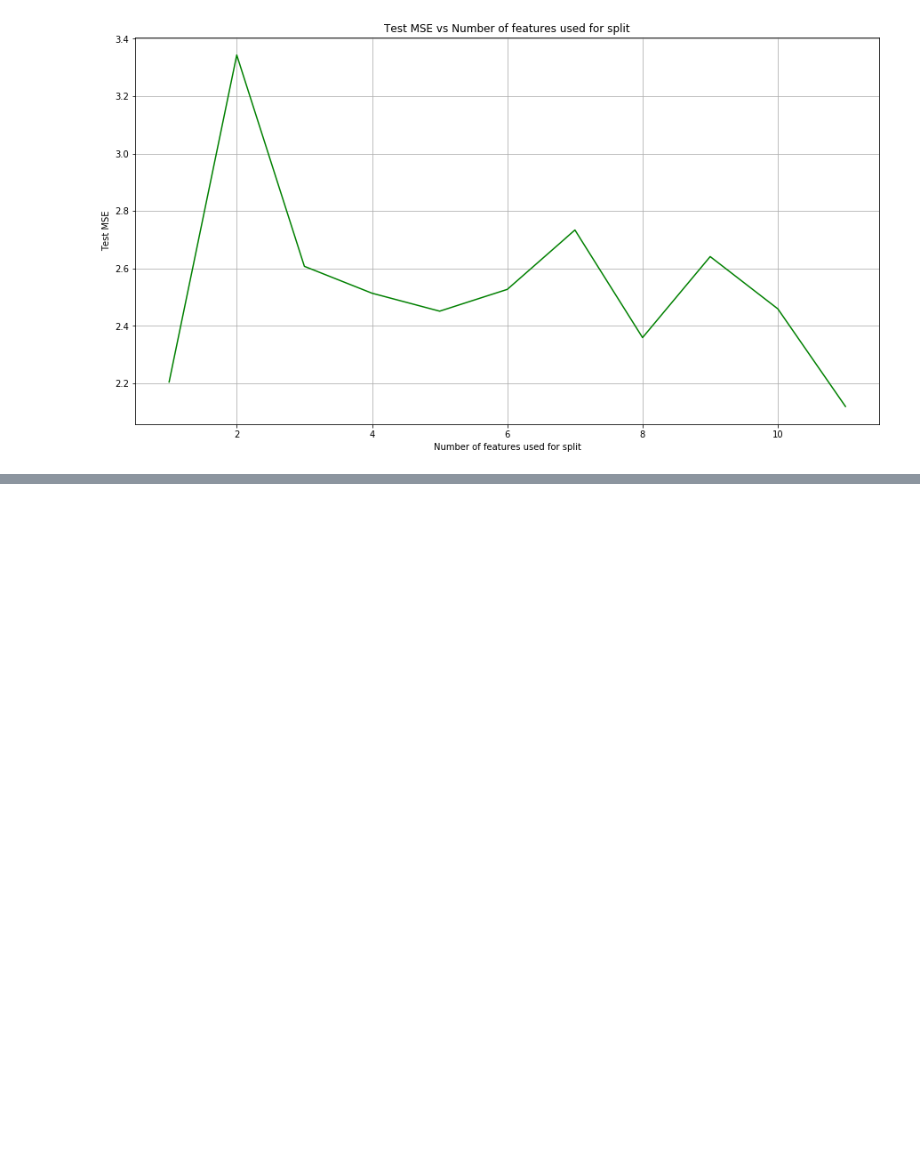
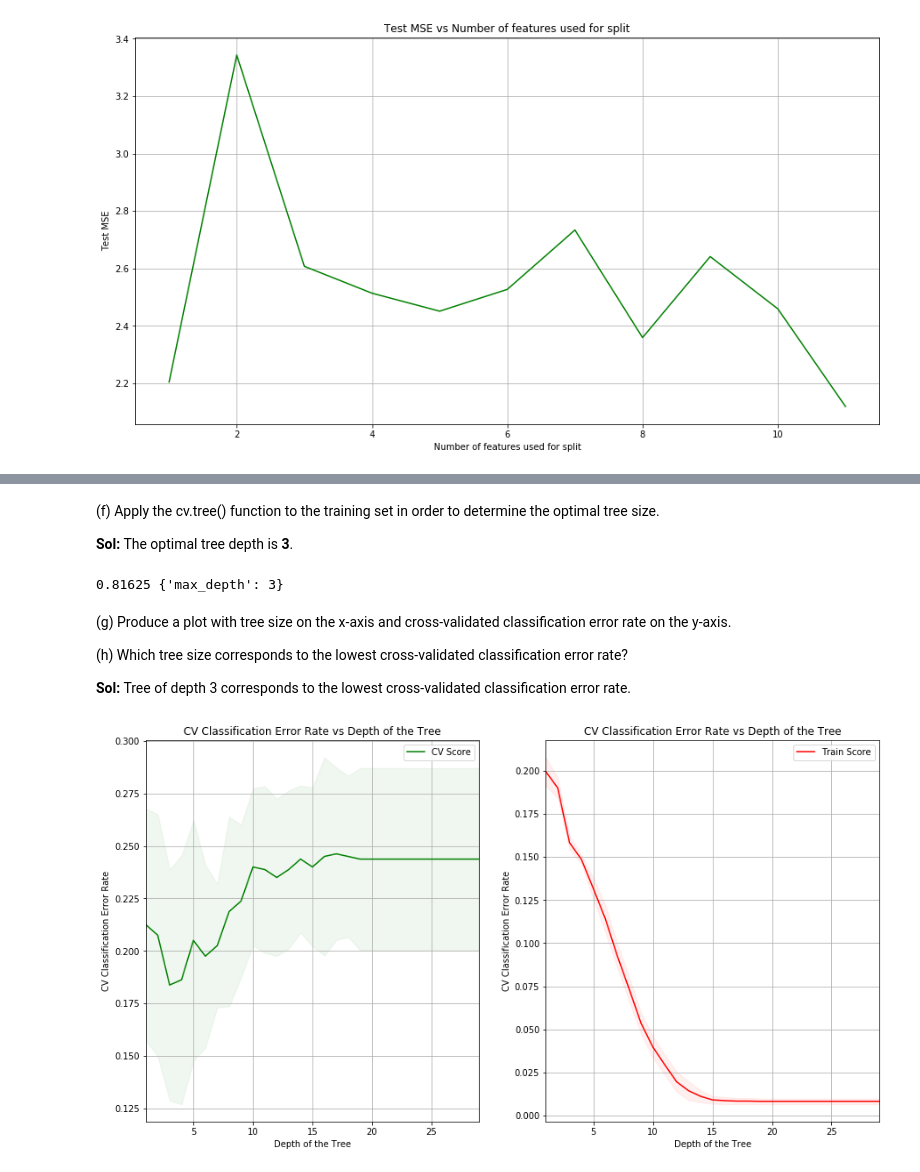
Before and after one commit to amitrajan012/Introduction-to-Statistical-Learning, a Jupyter notebook: Tree-Based Methods.ipynb, the cells around one changed output, grey strips where cells are left out. Cells and saved outputs as stored; diff of their text form; code cells hidden in the pictures; blank space fills up the shorter version.

```diff
--- a/Tree-Based Methods.ipynb
+++ b/Tree-Based Methods.ipynb
@@ -554,0 +578,7 @@ plt.show()
+# %%
+from sklearn.tree import DecisionTreeClassifier
+from sklearn.metrics import accuracy_score
+
+classifier = DecisionTreeClassifier(random_state=0, min_samples_split=100)
+classifier.fit(X_train, y_train)
+print("Training Error rate is: " + str(1 - accuracy_score(classifier.predict(X_train), y_train)))
@@ -554,0 +622,72 @@ plt.show()
+# %% [markdown]
+(f) Apply the cv.tree() function to the training set in order to determine the optimal tree size.
+
+<b>Sol:</b> The optimal tree depth is <b>3</b>.
+# %%
+from sklearn import tree
+from sklearn.model_selection import GridSearchCV
+from sklearn.metrics import accuracy_score, make_scorer
+
+classification_error_rate_scorer = make_scorer(accuracy_score)
+parameters = {'max_depth':range(1,30)}
+clf = GridSearchCV(tree.DecisionTreeClassifier(random_state=0), parameters, n_jobs=4, cv=10,
+                  scoring=classification_error_rate_scorer)
+clf.fit(X=X_train, y=y_train)
+tree_model = clf.best_estimator_
+print (clf.best_score_, clf.best_params_)
+# %% [output]
+0.81625 {'max_depth': 3}
+# %% [markdown]
+(g) Produce a plot with tree size on the x-axis and cross-validated classification error rate on the y-axis.
+
+(h) Which tree size corresponds to the lowest cross-validated classification error rate?
+
+<b>Sol:</b> Tree of depth 3 corresponds to the lowest cross-validated classification error rate.
+# %%
+test_MSE = {}
+test_MSE_std = {}
+train_MSE = {}
+train_MSE_std = {}
+for idx, pm in enumerate(clf.cv_results_['param_max_depth'].data):
+    test_MSE[pm] = 1 - clf.cv_results_['mean_test_score'][idx]
+    test_MSE_std[pm] = clf.cv_results_['std_test_score'][idx]
+    train_MSE[pm] = 1 - clf.cv_results_['mean_train_score'][idx]
+    train_MSE_std[pm] = clf.cv_results_['std_train_score'][idx]
+
+fig = plt.figure(figsize=(15,8))
+ax = fig.add_subplot(121)
+
+lists = sorted(test_MSE.items())
+x, y = zip(*lists)
+
+lists = sorted(test_MSE_std.items())
+x1, y1 = zip(*lists)
+
+plt.plot(x, y, color='g', label='CV Score')
+plt.fill_between(x, np.subtract(y, y1), np.add(y, y1), alpha=0.06, color="g")
+ax.set_xlabel('Depth of the Tree')
+ax.set_ylabel('CV Classification Error Rate')
+ax.set_title('CV Classification Error Rate vs Depth of the Tree')
+ax.set_xlim([1, 29])
+ax.grid()
+ax.legend()
+
+ax = fig.add_subplot(122)
+lists = sorted(train_MSE.items())
+x, y = zip(*lists)
+
+lists = sorted(train_MSE_std.items())
+x1, y1 = zip(*lists)
+
+plt.plot(x, y, color='r', label='Train Score')
+plt.fill_between(x, np.subtract(y, y1), np.add(y, y1), alpha=0.06, color="r")
+ax.set_xlabel('Depth of the Tree')
+ax.set_ylabel('CV Classification Error Rate')
+ax.set_title('CV Classification Error Rate vs Depth of the Tree')
+ax.set_xlim([1, 29])
+ax.grid()
+ax.legend()
+
+plt.show()
+# %% [output]
+[figure, added]
```
Also changed, not shown: parts of 33 cells of this notebook.
